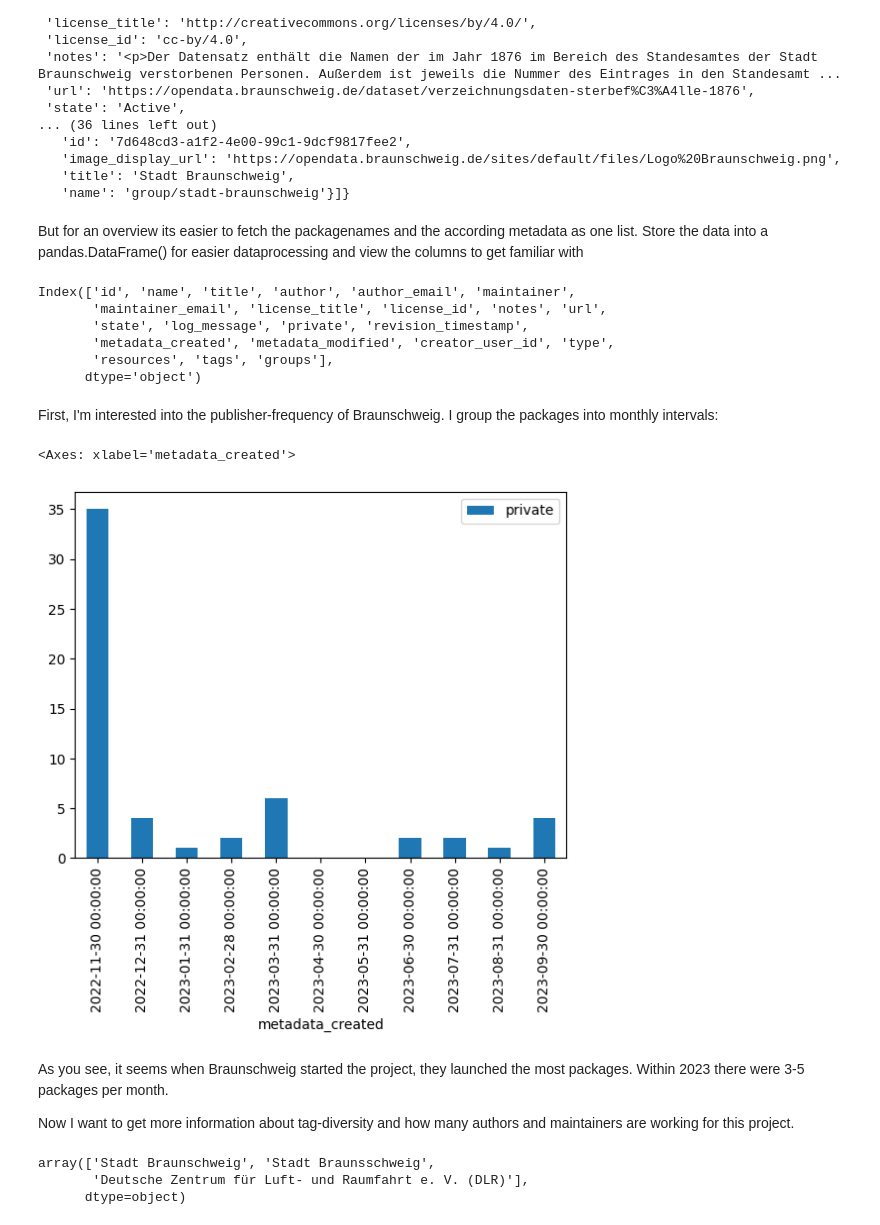
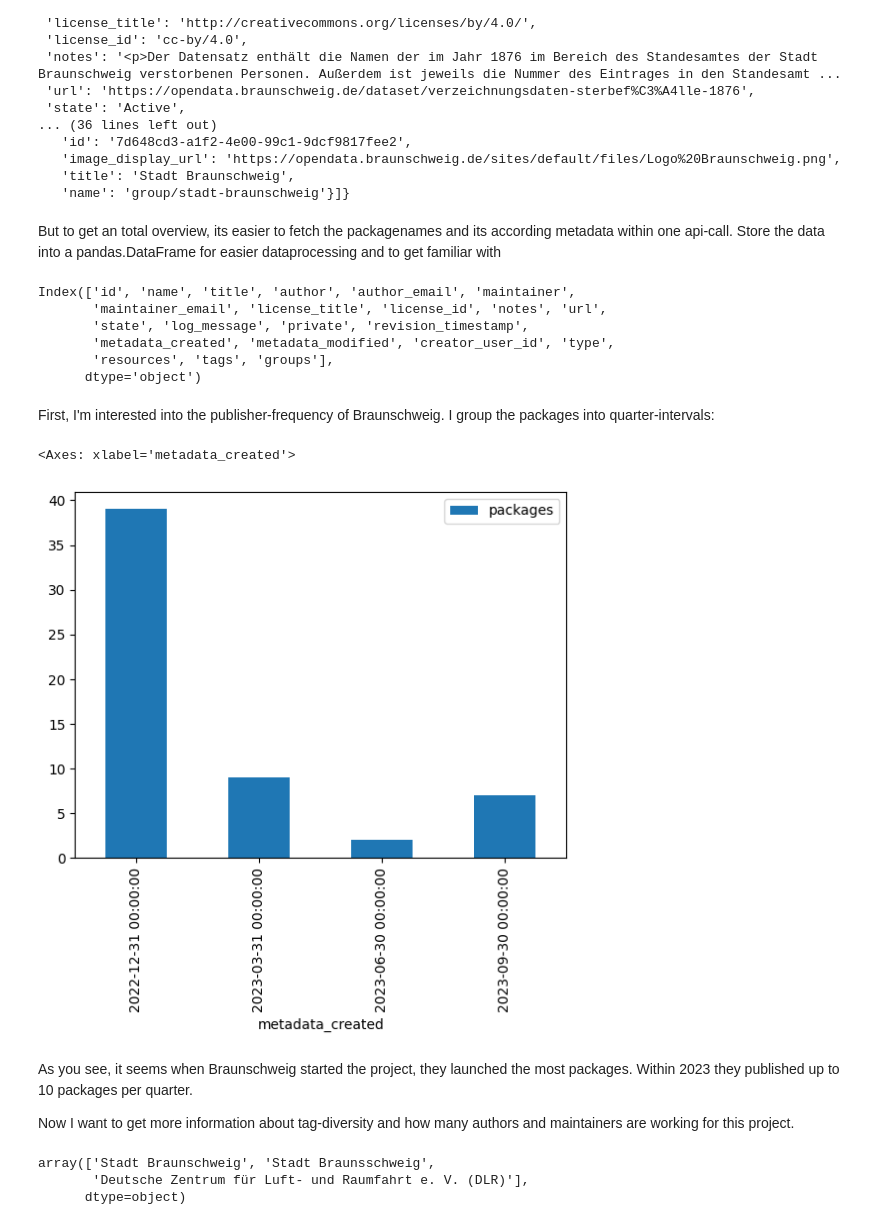
Before and after one commit to protogia/govdata, a Jupyter notebook: govadata_client_example.ipynb, the cells around one changed output. Saved outputs shown, nothing was run; the diff lists cells and outputs as text; code cells hidden in the pictures.

```diff
--- a/govadata_client_example.ipynb
+++ b/govadata_client_example.ipynb
@@ -44,7 +44,7 @@ cityclient.get_package_metadata(package_name=first_packagename)
    'title': 'Stadt Braunschweig',
    'name': 'group/stadt-braunschweig'}]}
 # %% [markdown]
-But for an overview its easier to fetch the packagenames and the according metadata as one list. Store the data into a pandas.DataFrame() for easier dataprocessing and view the columns to get familiar with
+But to get an total overview, its easier to fetch the packagenames and its according metadata within one api-call. Store the data into a pandas.DataFrame for easier dataprocessing and to get familiar with
 # %%
 total = cityclient.get_total_packages_with_resources()
 
@@ -60,15 +60,17 @@ Index(['id', 'name', 'title', 'author', 'author_email', 'maintainer',
        'resources', 'tags', 'groups'],
       dtype='object')
 # %% [markdown]
-First, I'm interested into the publisher-frequency of Braunschweig. I group the packages into monthly intervals:
+First, I'm interested into the publisher-frequency of Braunschweig. I group the packages into quarter-intervals:
 # %%
-monthly_grouped = df.groupby(pd.Grouper(key="metadata_created", freq="M")).sum()
+monthly_grouped = df.groupby(pd.Grouper(key="metadata_created", freq="Q")).sum(numeric_only=True)
+monthly_grouped.columns = ["packages"]
+monthly_grouped = monthly_grouped.sort_values(by="metadata_created", ascending=True)
 monthly_grouped.plot(kind="bar")
 # %% [output]
 <Axes: xlabel='metadata_created'>
-[figure, old version]
+[figure, new version]
 # %% [markdown]
-As you see, it seems when Braunschweig started the project, they launched the most packages. Within 2023 there were 3-5 packages per month.
+As you see, it seems when Braunschweig started the project, they launched the most packages. Within 2023 they published up to 10 packages per quarter.
 
 Now I want to get more information about tag-diversity and how many authors and maintainers are working for this project.
 # %%
```
Also changed, not shown: parts of 2 cells of this notebook.
